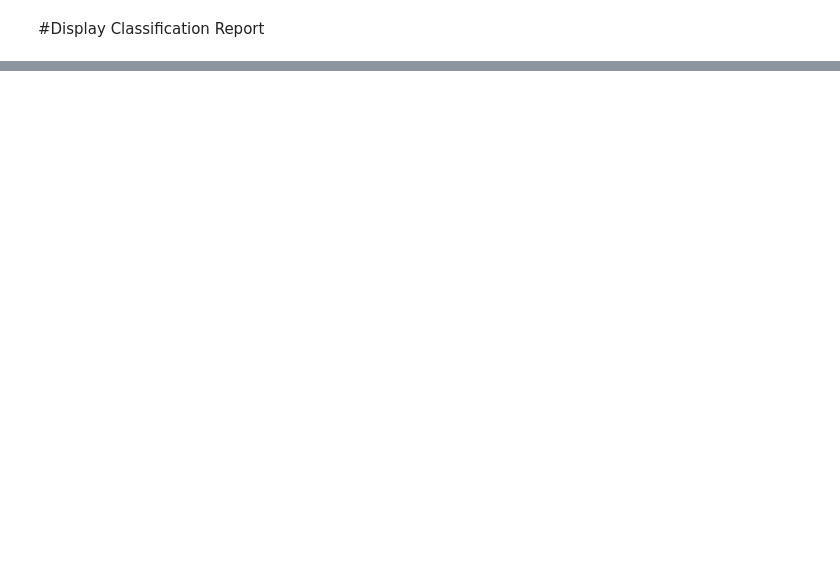
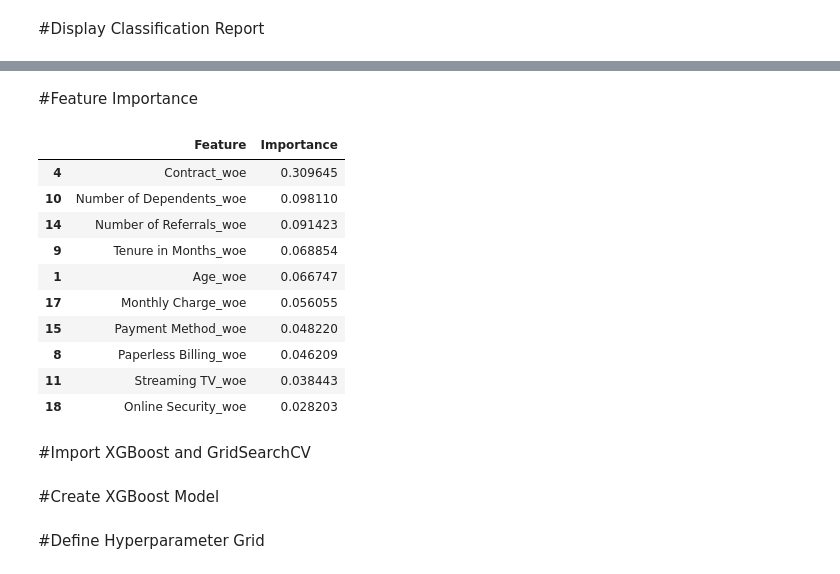
Before and after one commit to AdiChakote/ensemble-learning-classification-projects, a Jupyter notebook: 01_Telecom_Churn/notebooks/telecom_churn.ipynb, the cells around one changed output, grey strips where cells are left out. Cells and saved outputs as stored; diff of their text form; code cells hidden in the pictures; blank space fills up the shorter version.

Commit message:
finalize XGBoost model and README

```diff
--- a/01_Telecom_Churn/notebooks/telecom_churn.ipynb
+++ b/01_Telecom_Churn/notebooks/telecom_churn.ipynb
@@ -773,0 +790,28 @@ weighted avg       0.84      0.84      0.84      1761
+# %% [markdown]
+#Feature Importance
+# %%
+importance = pd.DataFrame({
+    "Feature": X.columns,
+    "Importance": grid_search.best_estimator_.feature_importances_
+})
+
+importance = importance.sort_values(
+    by="Importance",
+    ascending=False
+)
+
+importance.head(10)
+# %% [output]
+|  | Feature | Importance |
+| 4 | Contract_woe | 0.309645 |
+| 10 | Number of Dependents_woe | 0.098110 |
+| 14 | Number of Referrals_woe | 0.091423 |
+| 9 | Tenure in Months_woe | 0.068854 |
+| 1 | Age_woe | 0.066747 |
+| 17 | Monthly Charge_woe | 0.056055 |
+| 15 | Payment Method_woe | 0.048220 |
+| 8 | Paperless Billing_woe | 0.046209 |
+| 11 | Streaming TV_woe | 0.038443 |
+| 18 | Online Security_woe | 0.028203 |
+# %% [markdown]
+#Import XGBoost and GridSearchCV
@@ -773,0 +821,2 @@ weighted avg       0.84      0.84      0.84      1761
+# %% [markdown]
+#Create XGBoost Model
@@ -773,0 +828,2 @@ weighted avg       0.84      0.84      0.84      1761
+# %% [markdown]
+#Define Hyperparameter Grid
```
Also changed, not shown: parts of 37 cells of this notebook, 1 other file.
